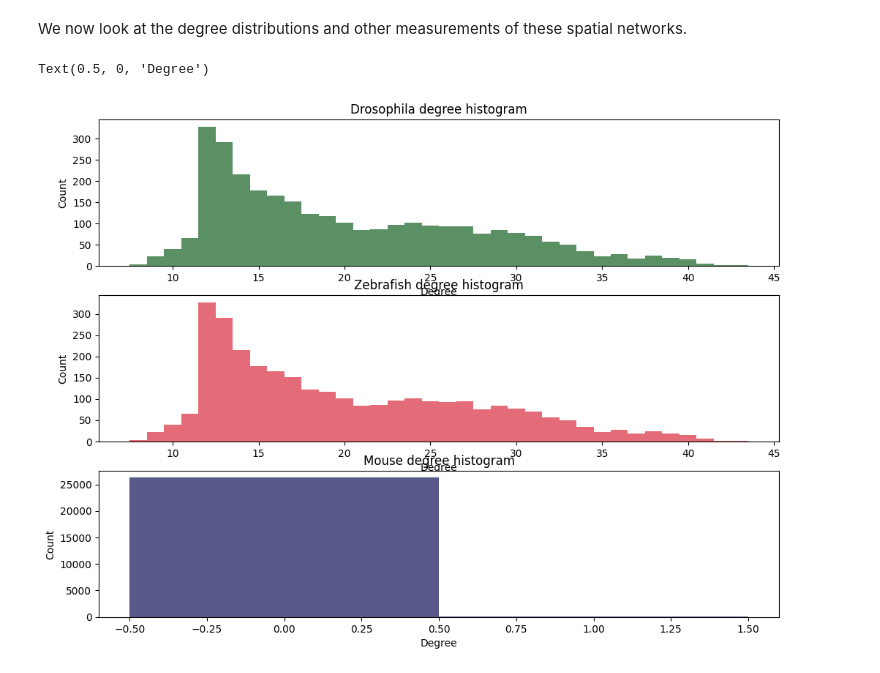
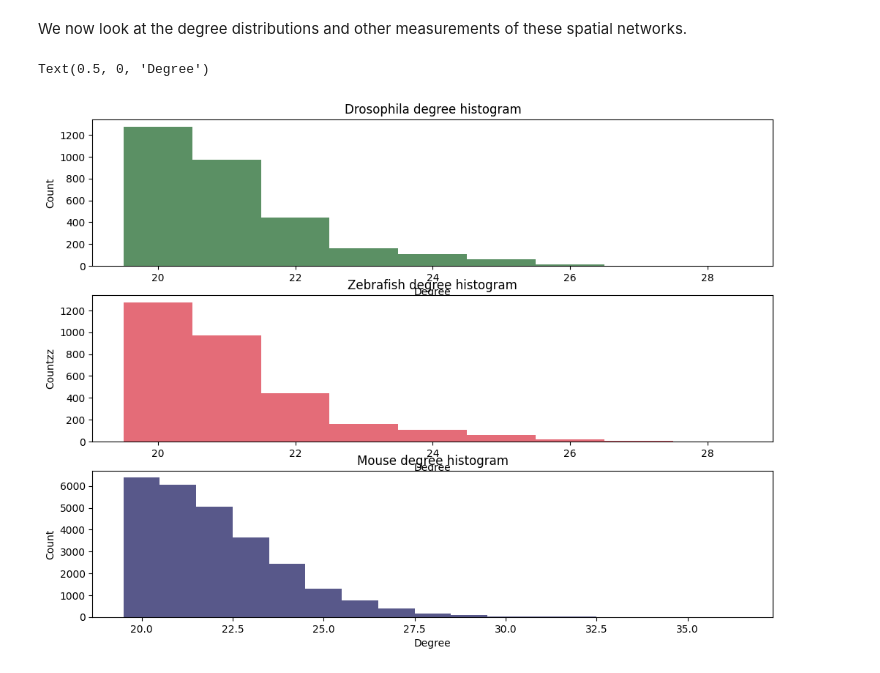
Before and after one commit to axelalmet/SoptSCAnalysis, a Jupyter notebook: pysoptsc/spatialtranscriptomicnetworks.ipynb, the cells around one changed output. Drawn from its saved outputs; the diff is of its cells as text; code cells hidden in the pictures.

Commit message:
Long overdue commit, updated a bunch of functionality and explored the idea of information flow across the cell-cell communication networks.

```diff
--- a/pysoptsc/spatialtranscriptomicnetworks.ipynb
+++ b/pysoptsc/spatialtranscriptomicnetworks.ipynb
@@ -15,6 +17,12 @@ Let us load the three datasets now. These are just the spatial coordinates of th
 drosophila_positions = np.loadtxt("/Users/axelalmet/Documents/SpatialData/dm_geometry.txt", skiprows = 1) # Load the Drosophila data
 zebrafish_positions = np.loadtxt("/Users/axelalmet/Documents/SpatialData/zf_geometry.txt", skiprows = 1) # Load the Zebrafish data
 mouse_positions = np.loadtxt("/Users/axelalmet/Documents/SpatialData/slideseq-mouse-olfactory_bulb/positions.csv", skiprows = 1) # Load the mouse data
+# %%
+# Calculate the kNN graphs for each of the positions, using k = 20
+num_neighbours = 20
+drosophila_positions_knn = kneighbors_graph(drosophila_positions, num_neighbours, mode='distance')
+zebrafish_positions_knn = kneighbors_graph(zebrafish_positions, num_neighbours, mode='distance')
+mouse_positions_knn = kneighbors_graph(mouse_positions, num_neighbours, mode='distance')
 # %%
 fig=plt.figure(figsize=(12,10), dpi= 100, facecolor='w', edgecolor='k')
 
@@ -120,0 +54,4 @@ plt.show()
+# %%
+drosophila_network = nx.from_scipy_sparse_matrix(drosophila_positions_knn, edge_attribute='distance')
+zebrafish_network = nx.from_scipy_sparse_matrix(zebrafish_positions_knn, edge_attribute='distance')
+mouse_network = nx.from_scipy_sparse_matrix(mouse_positions_knn, edge_attribute='distance')
@@ -125,7 +99,6 @@ We now look at the degree distributions and other measurements of these spatial
 drosophila_degree_sequence = sorted([d for n, d in drosophila_network.degree()], reverse=True)  # degree sequence
 drosophilaDegreeCount = collections.Counter(drosophila_degree_sequence)
 drosophila_deg, drosophila_cnt = zip(*drosophilaDegreeCount.items())
-
 # Degree sequence for the zebrafish data
 zebrafish_degree_sequence = sorted([d for n, d in zebrafish_network.degree()], reverse=True)  # degree sequence
 zebrafishDegreeCount = collections.Counter(zebrafish_degree_sequence)
@@ -133,32 +106,32 @@ zebrafish_deg, zebrafish_cnt = zip(*zebrafishDegreeCount.items())
 
 # Degree sequence for the mouse data
 mouse_degree_sequence = sorted([d for n, d in mouse_network.degree()], reverse=True)  # degree sequence
 mouseDegreeCount = collections.Counter(mouse_degree_sequence)
 mouse_deg, mouse_cnt = zip(*mouseDegreeCount.items())
 
 fig=plt.figure(figsize=(12,9), dpi= 100, facecolor='w', edgecolor='k')
 
 # Plot the degree histograms
 plt.subplot(311)
 plt.bar(drosophila_deg, drosophila_cnt, width=1, color="#5B9064")
 plt.title("Drosophila degree histogram")
 plt.ylabel("Count")
 plt.xlabel("Degree")
 # plt.ylim((0, 50))
 
 plt.subplot(312)
 plt.bar(drosophila_deg, drosophila_cnt, width=1, color="#E46C78")
 plt.title("Zebrafish degree histogram")
-plt.ylabel("Count")
+plt.ylabel("Countzz")
 plt.xlabel("Degree")
 # plt.ylim((0, 50))
 
 plt.subplot(313)
 plt.bar(mouse_deg, mouse_cnt, width=1, color="#58588A")
 plt.title("Mouse degree histogram")
 plt.ylabel("Count")
 plt.xlabel("Degree")
 # plt.ylim((0, 50))
 # %% [output]
 Text(0.5, 0, 'Degree')
-[figure, old version]
+[figure, new version]
```
Also changed, not shown: parts of 4 cells of this notebook, 6 other files.
